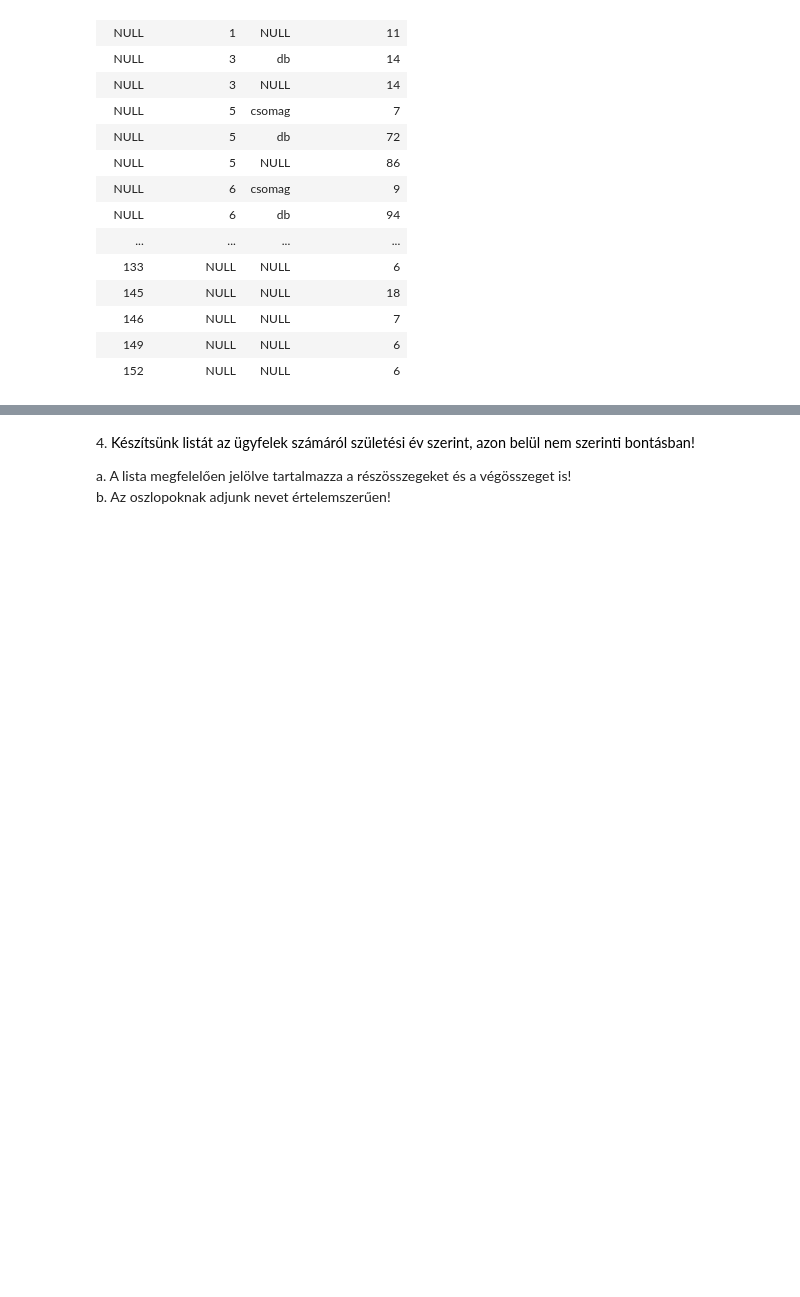
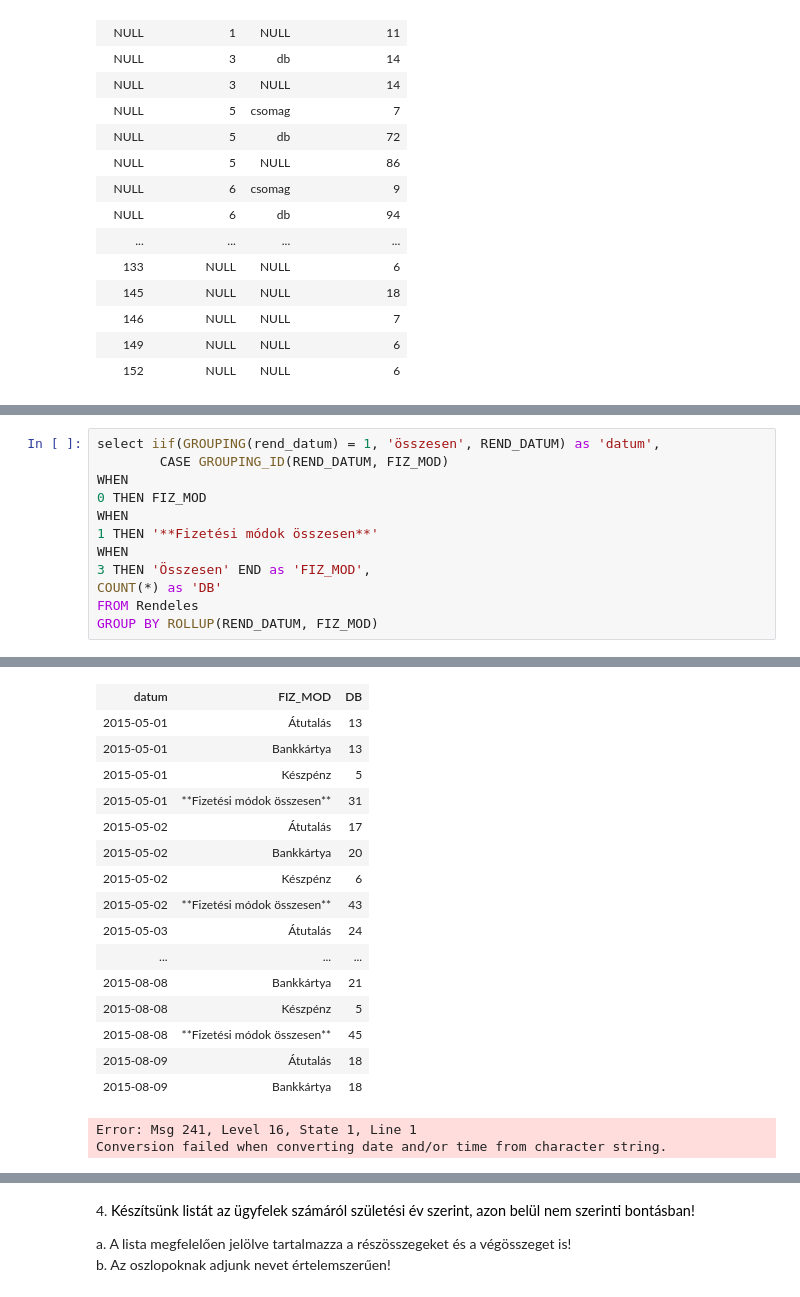
Before and after one commit to gaborbrown/sql, a Jupyter notebook: gyakorlat04_feladatok.ipynb, the cells around one changed output, grey strips where cells are left out. Saved outputs shown, nothing was run; the diff lists cells and outputs as text; blank space fills up the shorter version.

```diff
--- a/gyakorlat04_feladatok.ipynb
+++ b/gyakorlat04_feladatok.ipynb
@@ -71,3 +71,16 @@ a. Elég megjeleníteni a kategóriák azonosítóit és a darabszámokat!
 
 
 ![](https://moodle.uni-corvinus.hu/theme/image.php/adaptable/atto_h5p/1709548862/icon)
+# %%
+select iif(GROUPING(rend_datum) = 1, 'összesen', REND_DATUM) as 'datum',
+        CASE GROUPING_ID(REND_DATUM, FIZ_MOD)
+WHEN
+0 THEN FIZ_MOD
+WHEN
+1 THEN '**Fizetési módok összesen**'
+WHEN
+3 THEN 'Összesen' END as 'FIZ_MOD',
+COUNT(*) as 'DB'
+FROM Rendeles
+GROUP BY ROLLUP(REND_DATUM, FIZ_MOD)
+# %% [output]
@@ -74 +88,19 @@ a. Elég megjeleníteni a kategóriák azonosítóit és a darabszámokat!
+| datum | FIZ_MOD | DB |
+| 2015-05-01 | Átutalás | 13 |
+| 2015-05-01 | Bankkártya | 13 |
+| 2015-05-01 | Készpénz | 5 |
+| 2015-05-01 | **Fizetési módok összesen** | 31 |
+| 2015-05-02 | Átutalás | 17 |
+| 2015-05-02 | Bankkártya | 20 |
+| 2015-05-02 | Készpénz | 6 |
+| 2015-05-02 | **Fizetési módok összesen** | 43 |
+| 2015-05-03 | Átutalás | 24 |
+| ... | ... | ... |
+| 2015-08-08 | Bankkártya | 21 |
+| 2015-08-08 | Készpénz | 5 |
+| 2015-08-08 | **Fizetési módok összesen** | 45 |
+| 2015-08-09 | Átutalás | 18 |
+| 2015-08-09 | Bankkártya | 18 |
+Error: Msg 241, Level 16, State 1, Line 1
+Conversion failed when converting date and/or time from character string.
 # %%
```
Also changed, not shown: parts of 4 cells of this notebook.
